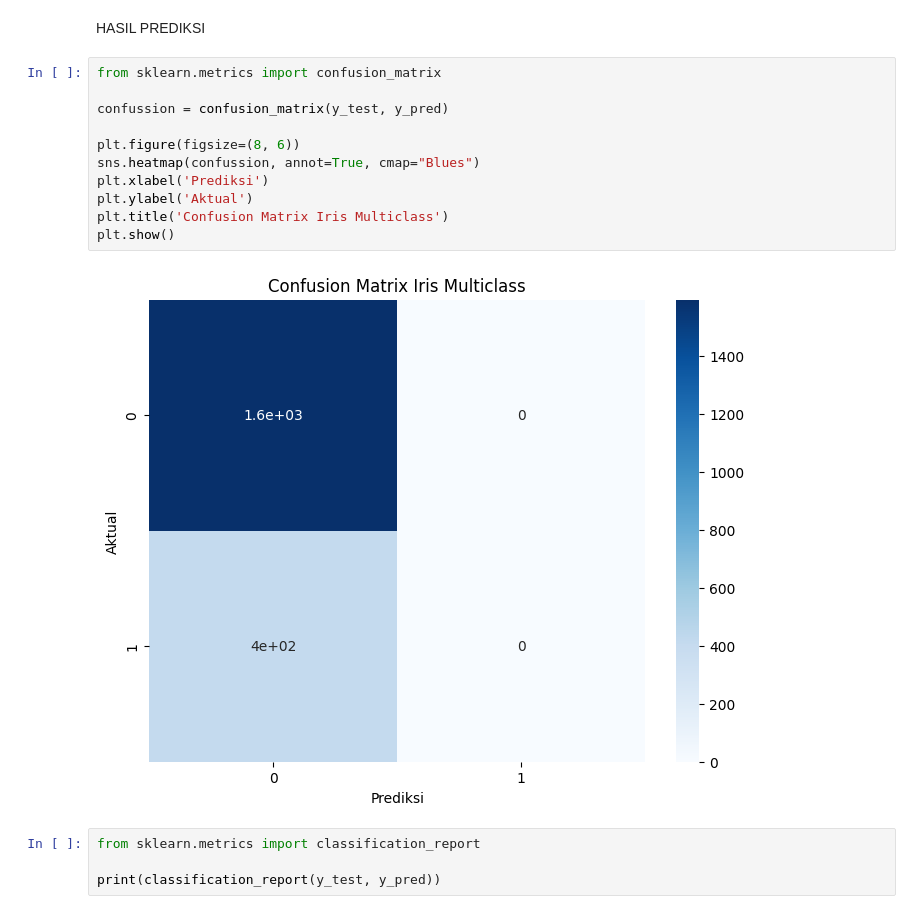
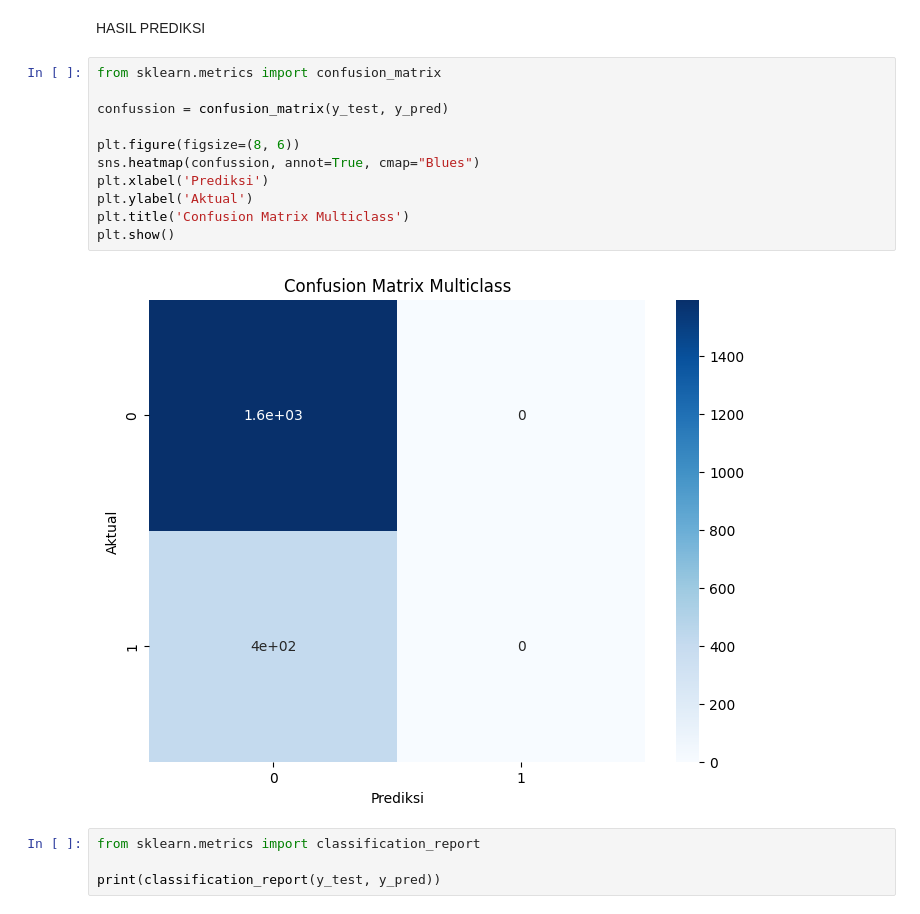
Before and after one commit to BaniSuta/Praktikum_KB, a Jupyter notebook: Posttest_KB_5/Posttest 5.ipynb, the cells around one changed output. Saved outputs shown, nothing was run; the diff lists cells and outputs as text.

```diff
--- a/Posttest_KB_5/Posttest 5.ipynb
+++ b/Posttest_KB_5/Posttest 5.ipynb
@@ -130,16 +130,16 @@ HASIL PREDIKSI
 # %%
 from sklearn.metrics import confusion_matrix
 
 confussion = confusion_matrix(y_test, y_pred)
 
 plt.figure(figsize=(8, 6))
 sns.heatmap(confussion, annot=True, cmap="Blues")
 plt.xlabel('Prediksi')
 plt.ylabel('Aktual')
-plt.title('Confusion Matrix Iris Multiclass')
+plt.title('Confusion Matrix Multiclass')
 plt.show()
 # %% [output]
-[figure, old version]
+[figure, new version]
 # %%
 from sklearn.metrics import classification_report
 
```
